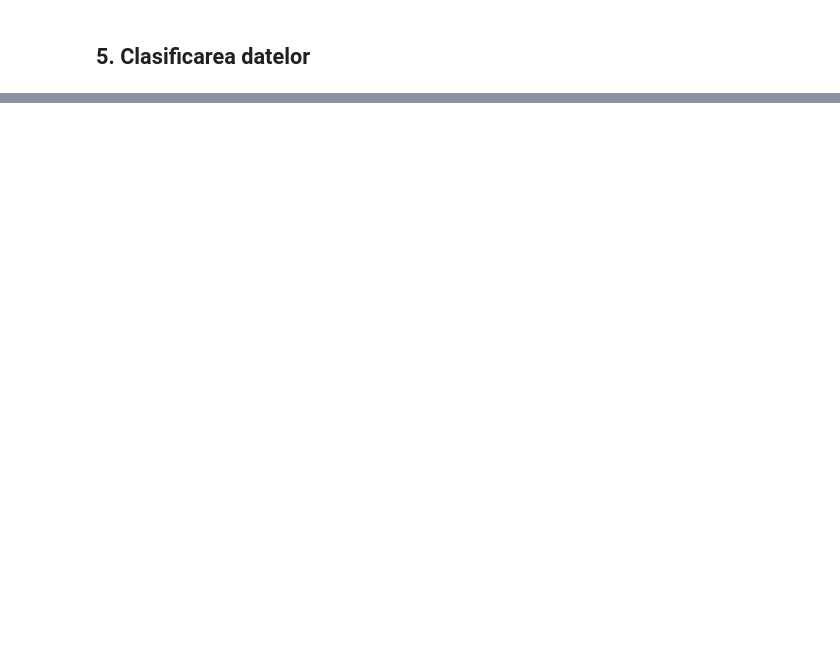
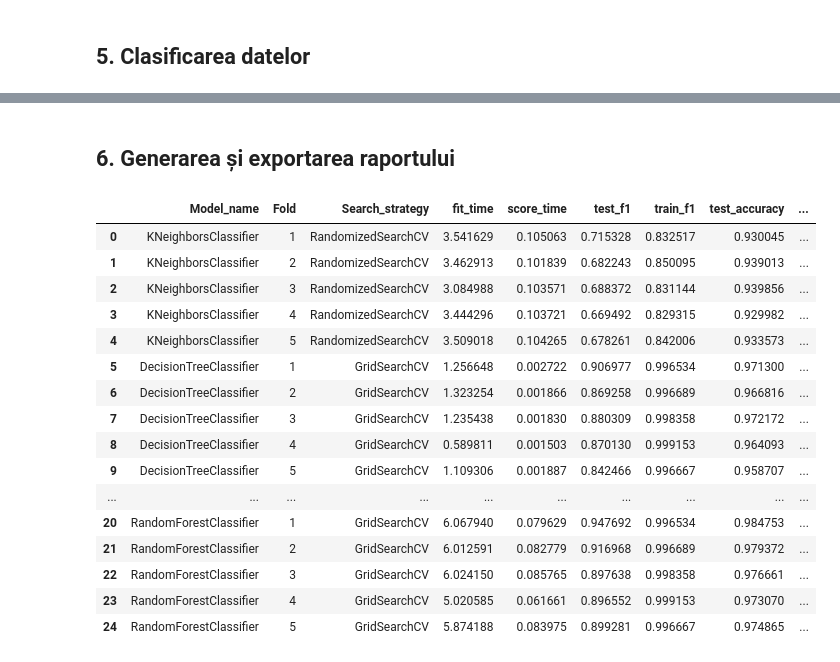
Before and after one commit to MateiSirbu/IDS_Sirbu_Tataru, a Jupyter notebook: Laborator11/SMS Spam Collection.ipynb, the cells around one changed output, grey strips where cells are left out. Drawn from its saved outputs; the diff is of its cells as text; code cells hidden in the pictures; blank space fills up the shorter version.

Commit message:
Tested classification models on the SMS Spam dataset

```diff
--- a/Laborator11/SMS Spam Collection.ipynb
+++ b/Laborator11/SMS Spam Collection.ipynb
@@ -247,0 +290,9 @@ Un clasificator _Random forest_ se folosește de ipotezele emise de mai mulți a
+# %%
+param_candidates = {'alpha': [0.1, 0.2, 0.3]}
+param_search = GridSearchCV(estimator=MLPClassifier(max_iter=1000), param_grid=param_candidates, scoring='f1')
+scores = cross_validate(param_search, X, y, cv=KFold(5), scoring=['f1', 'accuracy'], return_train_score=True)
+
+score_table_3 = pd.DataFrame({'Model_name': 'MLPClassifier', 'Fold': np.arange(1, 6), 'Search_strategy': 'GridSearchCV'})
+score_table_3 = pd.concat([score_table_3,pd.DataFrame(scores)], axis=1)
+display(score_table_3)
+score_tables.append(score_table_3)
@@ -247,0 +306,9 @@ Un clasificator _Random forest_ se folosește de ipotezele emise de mai mulți a
+# %%
+param_candidates = {'var_smoothing': np.linspace(start=1e-9, stop=1e-2, num=500)}
+param_search = RandomizedSearchCV(estimator=GaussianNB(), param_distributions=param_candidates, scoring='f1')
+scores = cross_validate(param_search, X.toarray(), y, cv=KFold(5), scoring=['f1', 'accuracy'], return_train_score=True)
+
+score_table_4 = pd.DataFrame({'Model_name': 'GaussianNB', 'Fold': np.arange(1, 6), 'Search_strategy': 'RandomizedSearchCV'})
+score_table_4 = pd.concat([score_table_4,pd.DataFrame(scores)], axis=1)
+display(score_table_4)
+score_tables.append(score_table_4)
@@ -247,0 +322,9 @@ Un clasificator _Random forest_ se folosește de ipotezele emise de mai mulți a
+# %%
+param_candidates = {'criterion': ['gini', 'entropy']}
+param_search = GridSearchCV(estimator=RandomForestClassifier(), param_grid=param_candidates, scoring='f1')
+scores = cross_validate(param_search, X, y, cv=KFold(5), scoring=['f1', 'accuracy'], return_train_score=True)
+
+score_table_5 = pd.DataFrame({'Model_name': 'RandomForestClassifier', 'Fold': np.arange(1, 6), 'Search_strategy': 'GridSearchCV'})
+score_table_5 = pd.concat([score_table_5,pd.DataFrame(scores)], axis=1)
+display(score_table_5)
+score_tables.append(score_table_5)
@@ -247,0 +338,37 @@ Un clasificator _Random forest_ se folosește de ipotezele emise de mai mulți a
+# %% [markdown]
+## 6. Generarea și exportarea raportului
+# %%
+def highlight(s):
+    is_max = s == s.max()
+    is_min = s == s.min()
+    styles = []
+    for i in range(0, len(is_max)):
+        if is_max[i]:
+            styles.append('background-color: green')
+        elif is_min[i]:
+            styles.append('background-color: red')
+        else:
+            styles.append('')
+    return styles
+
+all_scores = pd.concat(score_tables, ignore_index=True)
+all_scores_styled = all_scores.style.apply(highlight, subset=['test_f1','train_f1','test_accuracy','train_accuracy'])
+display(all_scores_styled)
+# %% [output]
+|  | Model_name | Fold | Search_strategy | fit_time | score_time | test_f1 | train_f1 | test_accuracy | ... |
+| 0 | KNeighborsClassifier | 1 | RandomizedSearchCV | 3.541629 | 0.105063 | 0.715328 | 0.832517 | 0.930045 | ... |
+| 1 | KNeighborsClassifier | 2 | RandomizedSearchCV | 3.462913 | 0.101839 | 0.682243 | 0.850095 | 0.939013 | ... |
+| 2 | KNeighborsClassifier | 3 | RandomizedSearchCV | 3.084988 | 0.103571 | 0.688372 | 0.831144 | 0.939856 | ... |
+| 3 | KNeighborsClassifier | 4 | RandomizedSearchCV | 3.444296 | 0.103721 | 0.669492 | 0.829315 | 0.929982 | ... |
+| 4 | KNeighborsClassifier | 5 | RandomizedSearchCV | 3.509018 | 0.104265 | 0.678261 | 0.842006 | 0.933573 | ... |
+| 5 | DecisionTreeClassifier | 1 | GridSearchCV | 1.256648 | 0.002722 | 0.906977 | 0.996534 | 0.971300 | ... |
+| 6 | DecisionTreeClassifier | 2 | GridSearchCV | 1.323254 | 0.001866 | 0.869258 | 0.996689 | 0.966816 | ... |
+| 7 | DecisionTreeClassifier | 3 | GridSearchCV | 1.235438 | 0.001830 | 0.880309 | 0.998358 | 0.972172 | ... |
+| 8 | DecisionTreeClassifier | 4 | GridSearchCV | 0.589811 | 0.001503 | 0.870130 | 0.999153 | 0.964093 | ... |
+| 9 | DecisionTreeClassifier | 5 | GridSearchCV | 1.109306 | 0.001887 | 0.842466 | 0.996667 | 0.958707 | ... |
+| ... | ... | ... | ... | ... | ... | ... | ... | ... | ... |
+| 20 | RandomForestClassifier | 1 | GridSearchCV | 6.067940 | 0.079629 | 0.947692 | 0.996534 | 0.984753 | ... |
+| 21 | RandomForestClassifier | 2 | GridSearchCV | 6.012591 | 0.082779 | 0.916968 | 0.996689 | 0.979372 | ... |
+| 22 | RandomForestClassifier | 3 | GridSearchCV | 6.024150 | 0.085765 | 0.897638 | 0.998358 | 0.976661 | ... |
+| 23 | RandomForestClassifier | 4 | GridSearchCV | 5.020585 | 0.061661 | 0.896552 | 0.999153 | 0.973070 | ... |
+| 24 | RandomForestClassifier | 5 | GridSearchCV | 5.874188 | 0.083975 | 0.899281 | 0.996667 | 0.974865 | ... |
```
Also changed, not shown: parts of 13 cells of this notebook, 1 other file.
